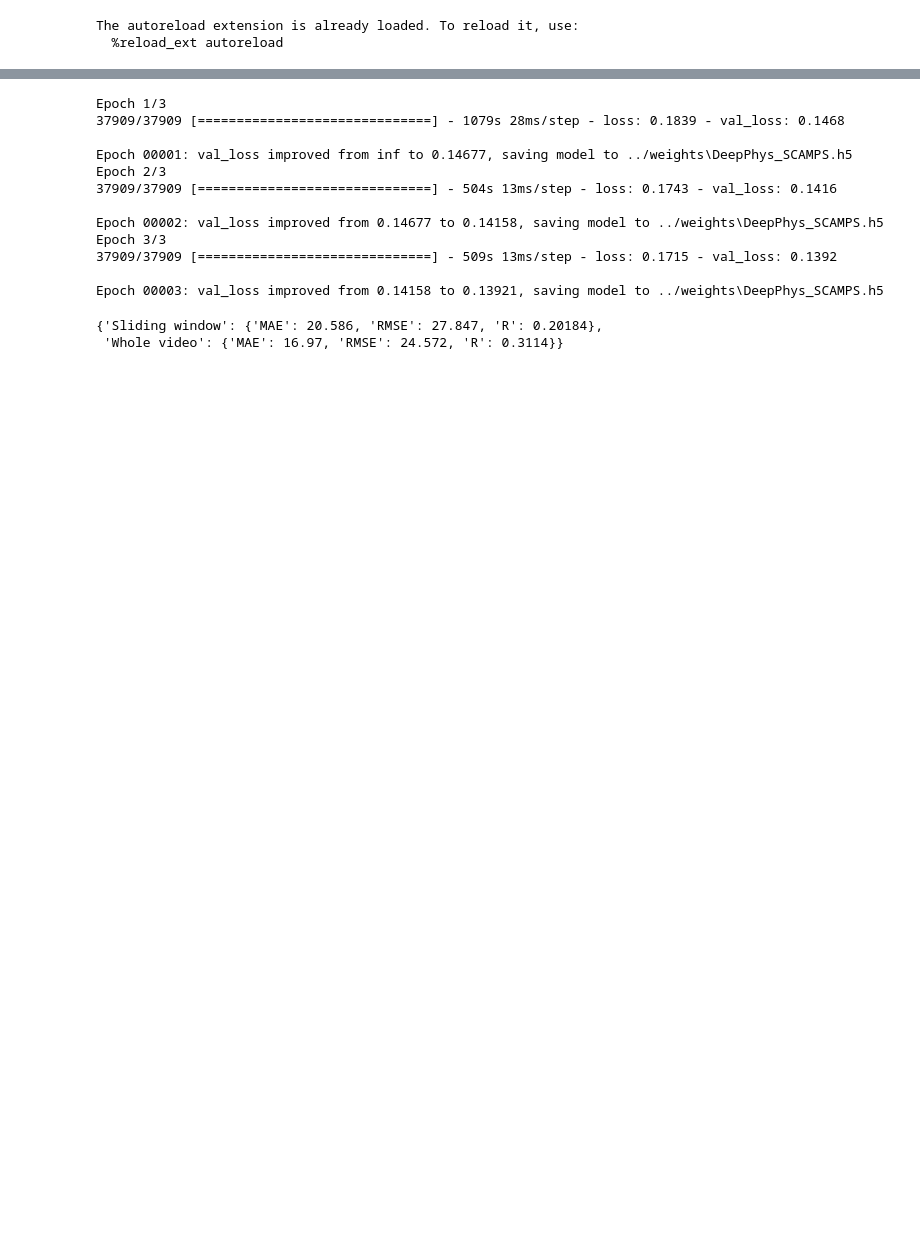
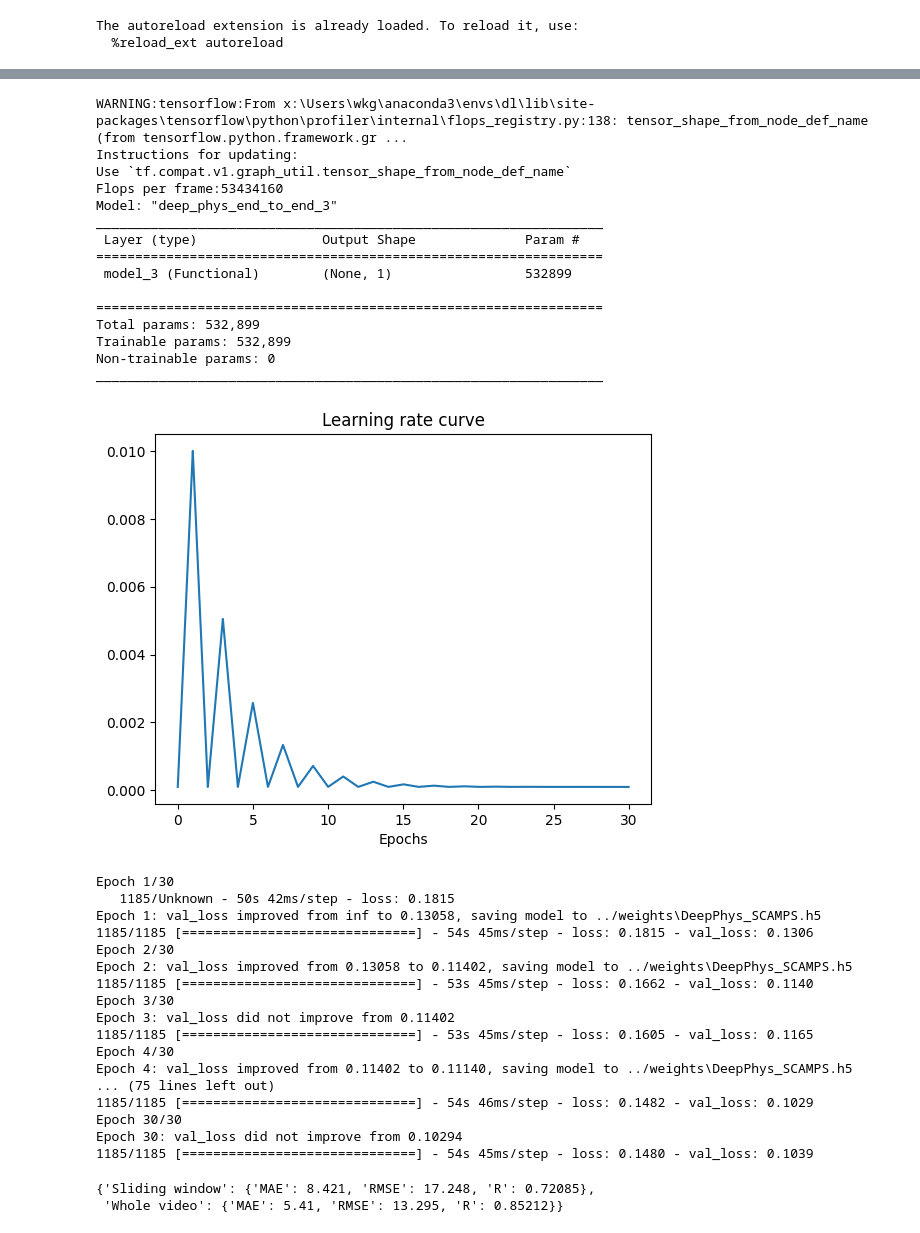
Before and after one commit to Snopylz/PhysBench_lz, a Jupyter notebook: benchmark_SCAMPS/DeepPhys.ipynb, the cells around one changed output, grey strips where cells are left out. Saved outputs shown, nothing was run; the diff lists cells and outputs as text; code cells hidden in the pictures; blank space fills up the shorter version.

```diff
--- a/benchmark_SCAMPS/DeepPhys.ipynb
+++ b/benchmark_SCAMPS/DeepPhys.ipynb
@@ -46,18 +45,59 @@ _________________________________________________________________
+# %%
+import tensorflow_addons as tfa
+
+deepphys = DeepPhys_end_to_end()
+deepphys.build(input_shape=(None, 36, 36, 3))
+
+clr = tfa.optimizers.CyclicalLearningRate(initial_learning_rate=0.0001,
+    maximal_learning_rate=0.01,
+    scale_fn=lambda x: 1/(2.**(x-1)),
+    step_size=1 * steps // bs
+)
+plt.plot(np.arange(steps//bs*30)/(steps//bs), clr(range(steps//bs*30)))
+plt.xlabel('Epochs')
+plt.title('Learning rate curve')
+
+deepphys.compile(optimizer=tfa.optimizers.AdamW(learning_rate=clr, weight_decay=0), loss='mse')
+
+print(f'Flops per frame:{get_flops(deepphys, input_sig=[tf.TensorSpec([32, 36, 36, 3])])/32:.0f}')
+deepphys.summary()
+# %% [output]
+WARNING:tensorflow:From x:\Users\wkg\anaconda3\envs\dl\lib\site-packages\tensorflow\python\profiler\internal\flops_registry.py:138: tensor_shape_from_node_def_name (from tensorflow.python.framework.gr ...
+Instructions for updating:
+Use `tf.compat.v1.graph_util.tensor_shape_from_node_def_name`
+Flops per frame:53434160
+Model: "deep_phys_end_to_end_3"
+_________________________________________________________________
+ Layer (type)                Output Shape              Param #
+=================================================================
+ model_3 (Functional)        (None, 1)                 532899
+
+=================================================================
+Total params: 532,899
+Trainable params: 532,899
+Non-trainable params: 0
+_________________________________________________________________
+[figure, added]
 # %%
-deepphys.fit(train.shuffle(2000), validation_data=valid, epochs=3, callbacks=[keras.callbacks.ModelCheckpoint('../weights/DeepPhys_SCAMPS.h5', monitor='val_loss', verbose=1, save_best_only=True, mode='min', save_weights_only=True)])
+deepphys.fit(train.shuffle(99999), validation_data=valid, epochs=30, callbacks=[keras.callbacks.ModelCheckpoint('../weights/DeepPhys_SCAMPS.h5', monitor='val_loss', verbose=1, save_best_only=True, mode='min', save_weights_only=True)])
 deepphys.load_weights('../weights/DeepPhys_SCAMPS.h5')
 # %% [output]
-Epoch 1/3
-37909/37909 [==============================] - 1079s 28ms/step - loss: 0.1839 - val_loss: 0.1468
-
-Epoch 00001: val_loss improved from inf to 0.14677, saving model to ../weights\DeepPhys_SCAMPS.h5
-Epoch 2/3
-37909/37909 [==============================] - 504s 13ms/step - loss: 0.1743 - val_loss: 0.1416
-
-Epoch 00002: val_loss improved from 0.14677 to 0.14158, saving model to ../weights\DeepPhys_SCAMPS.h5
-Epoch 3/3
-37909/37909 [==============================] - 509s 13ms/step - loss: 0.1715 - val_loss: 0.1392
-
-Epoch 00003: val_loss improved from 0.14158 to 0.13921, saving model to ../weights\DeepPhys_SCAMPS.h5
+Epoch 1/30
+   1185/Unknown - 50s 42ms/step - loss: 0.1815
+Epoch 1: val_loss improved from inf to 0.13058, saving model to ../weights\DeepPhys_SCAMPS.h5
+1185/1185 [==============================] - 54s 45ms/step - loss: 0.1815 - val_loss: 0.1306
+Epoch 2/30
+Epoch 2: val_loss improved from 0.13058 to 0.11402, saving model to ../weights\DeepPhys_SCAMPS.h5
+1185/1185 [==============================] - 53s 45ms/step - loss: 0.1662 - val_loss: 0.1140
+Epoch 3/30
+Epoch 3: val_loss did not improve from 0.11402
+1185/1185 [==============================] - 53s 45ms/step - loss: 0.1605 - val_loss: 0.1165
+Epoch 4/30
+Epoch 4: val_loss improved from 0.11402 to 0.11140, saving model to ../weights\DeepPhys_SCAMPS.h5
+... (75 lines left out)
+1185/1185 [==============================] - 54s 46ms/step - loss: 0.1482 - val_loss: 0.1029
+Epoch 30/30
+Epoch 30: val_loss did not improve from 0.10294
+1185/1185 [==============================] - 54s 45ms/step - loss: 0.1480 - val_loss: 0.1039
 # %%
 deepphys.load_weights('../weights/DeepPhys_SCAMPS.h5')
@@ -73,8 +104,7 @@ def cumsum(result, overwrite=True):
 # %%
-eval_on_dataset(test_set_PURE, deepphys, 32, (36, 36), step=1, batch=0, save='../results/DeepPhys_SCAMPS_PURE.h5', sample=cv2.INTER_CUBIC)
-cumsum('../results/DeepPhys_SCAMPS_PURE.h5')
+eval_on_dataset(test_set_PURE, deepphys, 32, (36, 36), step=1, batch=0, save='../results/DeepPhys_SCAMPS_PURE.h5', cumsum=True)
 get_metrics('../results/DeepPhys_SCAMPS_PURE.h5')
 # %% [output]
-{'Sliding window': {'MAE': 20.586, 'RMSE': 27.847, 'R': 0.20184},
- 'Whole video': {'MAE': 16.97, 'RMSE': 24.572, 'R': 0.3114}}
+{'Sliding window': {'MAE': 8.421, 'RMSE': 17.248, 'R': 0.72085},
+ 'Whole video': {'MAE': 5.41, 'RMSE': 13.295, 'R': 0.85212}}
 # %%
```
Also changed, not shown: parts of 5 cells of this notebook.
